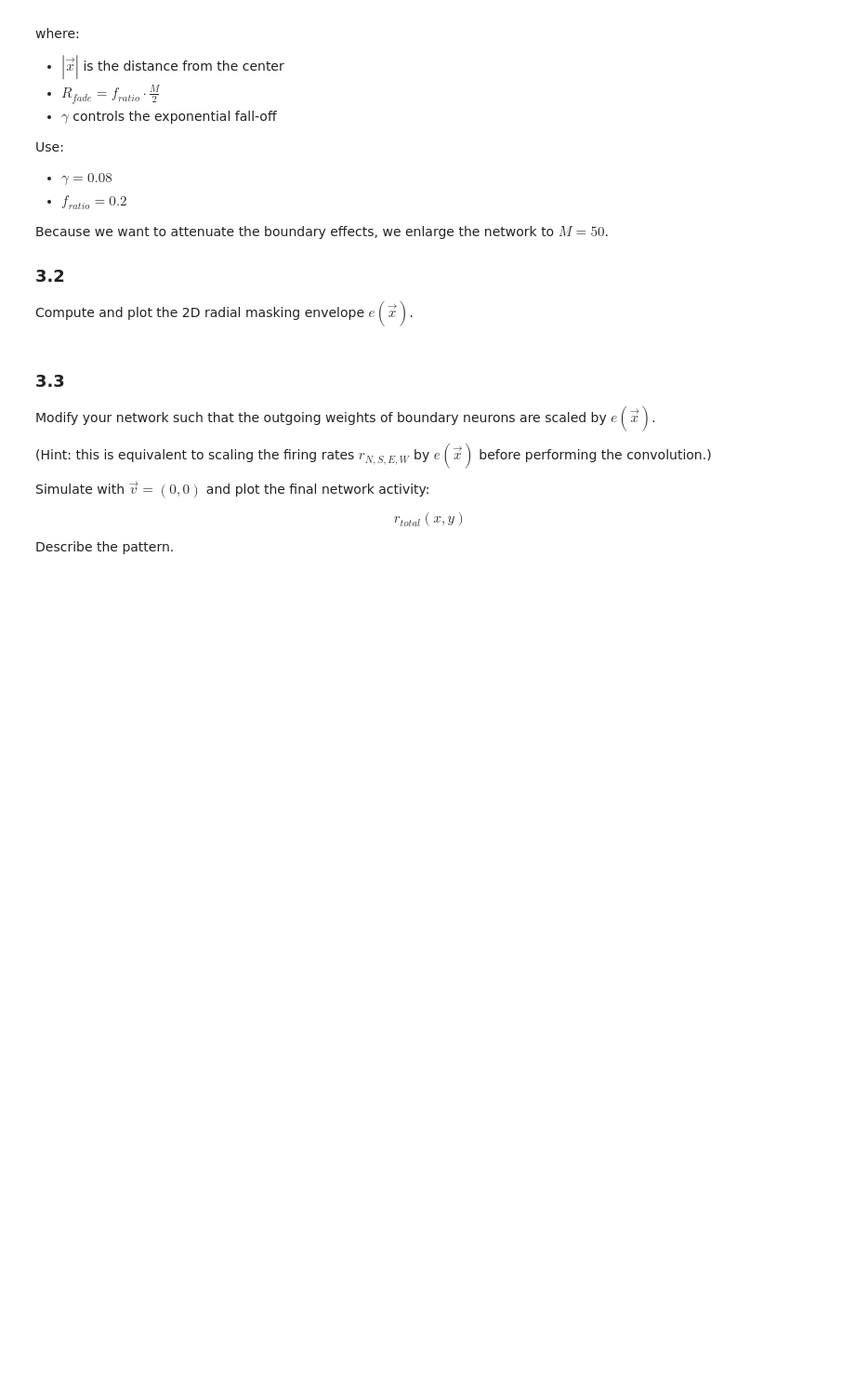
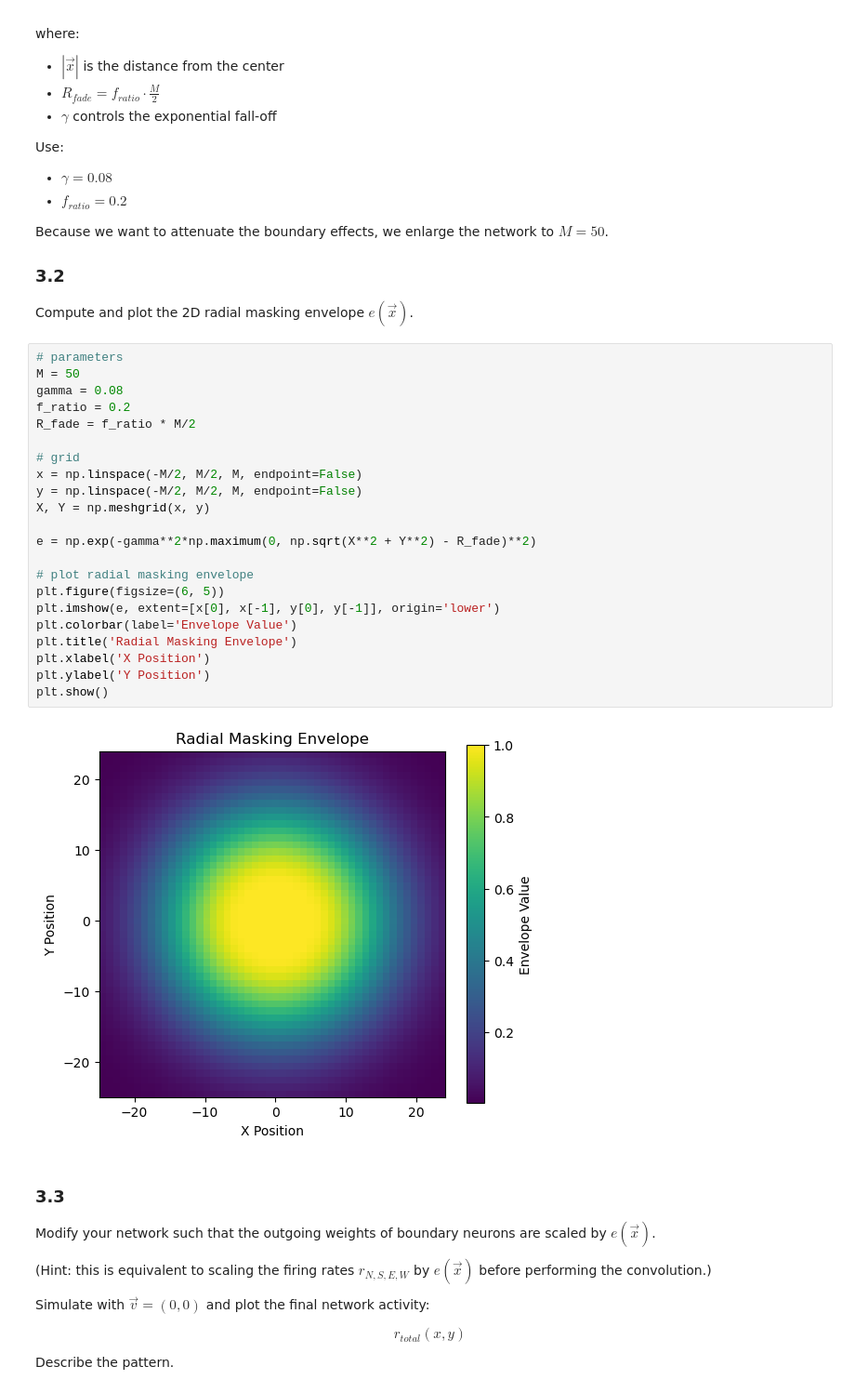
Before and after one commit to guenzi/nx465-miniproject2, a Jupyter notebook: Spatial_Navigation_using_Grid_Cells.ipynb, the cells around one changed output. Shown at 93% size. Cells and saved outputs as stored; diff of their text form; blank space fills up the shorter version.

```diff
--- a/Spatial_Navigation_using_Grid_Cells.ipynb
+++ b/Spatial_Navigation_using_Grid_Cells.ipynb
@@ -917,6 +929,30 @@ Because we want to attenuate the boundary effects, we enlarge the network to $M
 
 ### 3.2
 Compute and plot the 2D radial masking envelope $e(\vec{x})$.
+# %%
+# parameters
+M = 50
+gamma = 0.08
+f_ratio = 0.2
+R_fade = f_ratio * M/2
+
+# grid
+x = np.linspace(-M/2, M/2, M, endpoint=False)
+y = np.linspace(-M/2, M/2, M, endpoint=False)
+X, Y = np.meshgrid(x, y)
+
+e = np.exp(-gamma**2*np.maximum(0, np.sqrt(X**2 + Y**2) - R_fade)**2)
+
+# plot radial masking envelope
+plt.figure(figsize=(6, 5))
+plt.imshow(e, extent=[x[0], x[-1], y[0], y[-1]], origin='lower')
+plt.colorbar(label='Envelope Value')
+plt.title('Radial Masking Envelope')
+plt.xlabel('X Position')
+plt.ylabel('Y Position')
+plt.show()
+# %% [output]
+[figure, added]
 # %% [markdown]
 ### 3.3
 Modify your network such that the outgoing weights of boundary neurons are scaled by $e(\vec{x})$.
```
Also changed, not shown: parts of 7 cells of this notebook, 2 other files.
